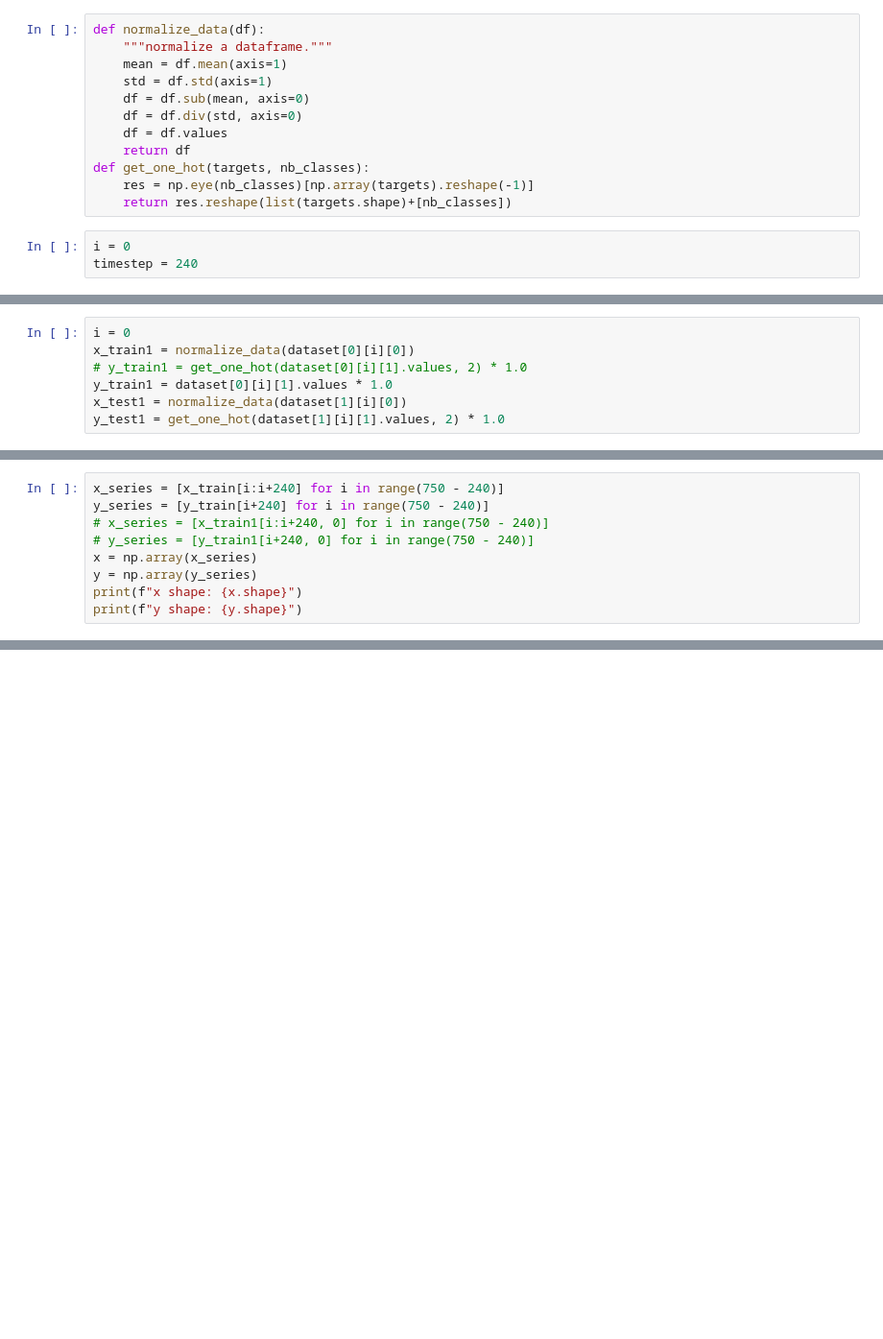
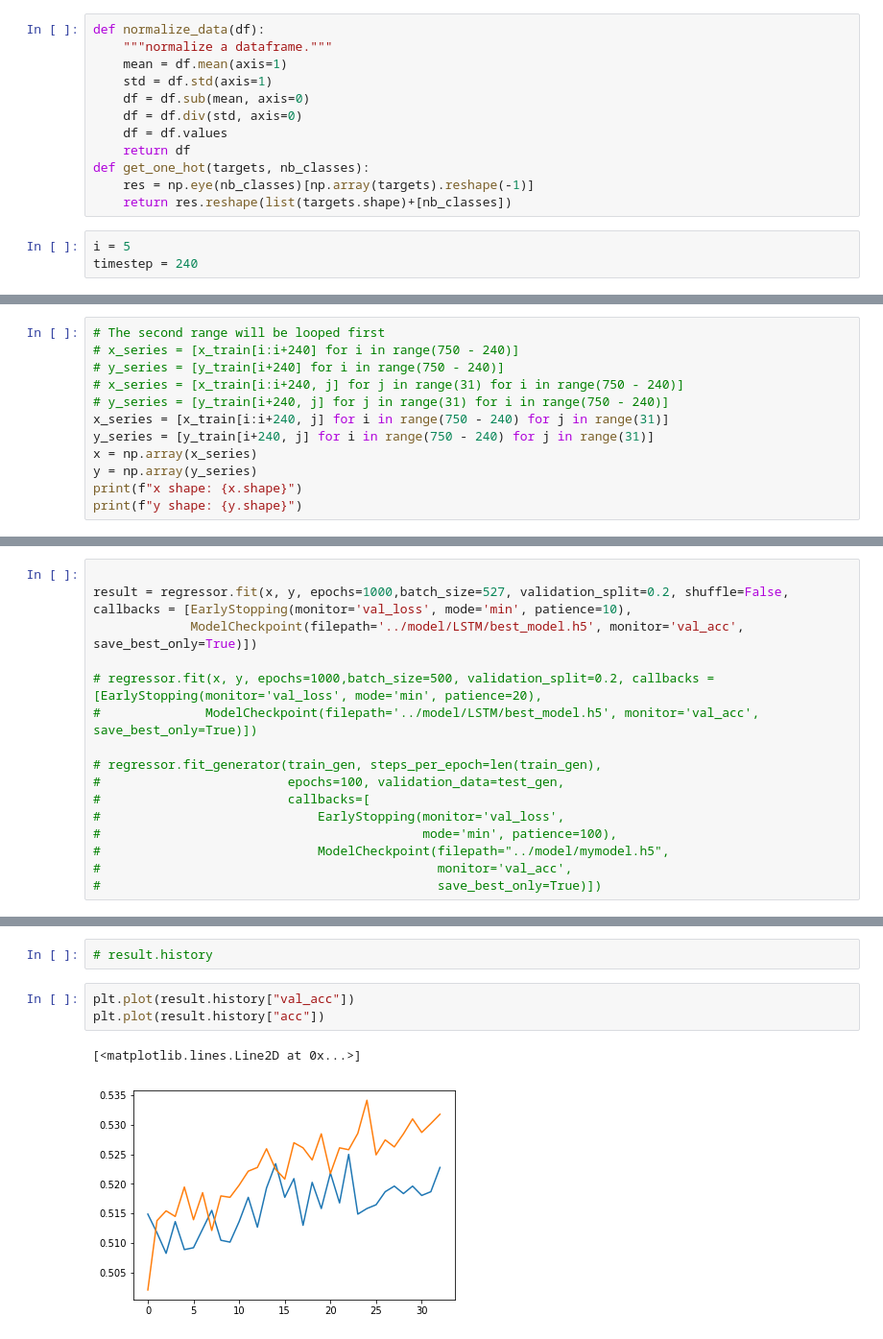
Before and after one commit to tqa236/LSTM_algo_trading, a Jupyter notebook: notebook/[Official] Long Short Term Memory.ipynb, the cells around one changed output, grey strips where cells are left out. Shown at 96% size. Cells and saved outputs as stored; diff of their text form; blank space fills up the shorter version.

Commit message:
Experiment a lot of models

```diff
--- a/notebook/[Official] Long Short Term Memory.ipynb
+++ b/notebook/[Official] Long Short Term Memory.ipynb
@@ -42,5 +43,5 @@ def get_one_hot(targets, nb_classes):
     res = np.eye(nb_classes)[np.array(targets).reshape(-1)]
     return res.reshape(list(targets.shape)+[nb_classes])
 # %%
-i = 0
+i = 5
 timestep = 240
@@ -62,7 +76,0 @@ y test shape: (490,)
-# %%
-i = 0
-x_train1 = normalize_data(dataset[0][i][0])
-# y_train1 = get_one_hot(dataset[0][i][1].values, 2) * 1.0
-y_train1 = dataset[0][i][1].values * 1.0
-x_test1 = normalize_data(dataset[1][i][0])
-y_test1 = get_one_hot(dataset[1][i][1].values, 2) * 1.0
@@ -79,8 +77,11 @@ y test 1 shape: (490, 31, 2)
 # %%
-x_series = [x_train[i:i+240] for i in range(750 - 240)]
-y_series = [y_train[i+240] for i in range(750 - 240)]
-# x_series = [x_train1[i:i+240, 0] for i in range(750 - 240)]
-# y_series = [y_train1[i+240, 0] for i in range(750 - 240)]
+# The second range will be looped first
+# x_series = [x_train[i:i+240] for i in range(750 - 240)]
+# y_series = [y_train[i+240] for i in range(750 - 240)]
+# x_series = [x_train[i:i+240, j] for j in range(31) for i in range(750 - 240)]
+# y_series = [y_train[i+240, j] for j in range(31) for i in range(750 - 240)]
+x_series = [x_train[i:i+240, j] for i in range(750 - 240) for j in range(31)]
+y_series = [y_train[i+240, j] for i in range(750 - 240) for j in range(31)]
 x = np.array(x_series)
 y = np.array(y_series)
 print(f"x shape: {x.shape}")
@@ -215,0 +187,16 @@ Epoch 1000/1000
+# %%
+
+result = regressor.fit(x, y, epochs=1000,batch_size=527, validation_split=0.2, shuffle=False, callbacks = [EarlyStopping(monitor='val_loss', mode='min', patience=10),
+             ModelCheckpoint(filepath='../model/LSTM/best_model.h5', monitor='val_acc', save_best_only=True)])
+
+# regressor.fit(x, y, epochs=1000,batch_size=500, validation_split=0.2, callbacks = [EarlyStopping(monitor='val_loss', mode='min', patience=20),
+#              ModelCheckpoint(filepath='../model/LSTM/best_model.h5', monitor='val_acc', save_best_only=True)])
+
+# regressor.fit_generator(train_gen, steps_per_epoch=len(train_gen),
+#                         epochs=100, validation_data=test_gen,
+#                         callbacks=[
+#                             EarlyStopping(monitor='val_loss',
+#                                           mode='min', patience=100),
+#                             ModelCheckpoint(filepath="../model/mymodel.h5",
+#                                             monitor='val_acc',
+#                                             save_best_only=True)])
@@ -215,0 +221,8 @@ Epoch 1000/1000
+# %%
+# result.history
+# %%
+plt.plot(result.history["val_acc"])
+plt.plot(result.history["acc"])
+# %% [output]
+[<matplotlib.lines.Line2D at 0x...>]
+[figure, added]
```
Also changed, not shown: parts of 19 cells of this notebook, 1 other file.
